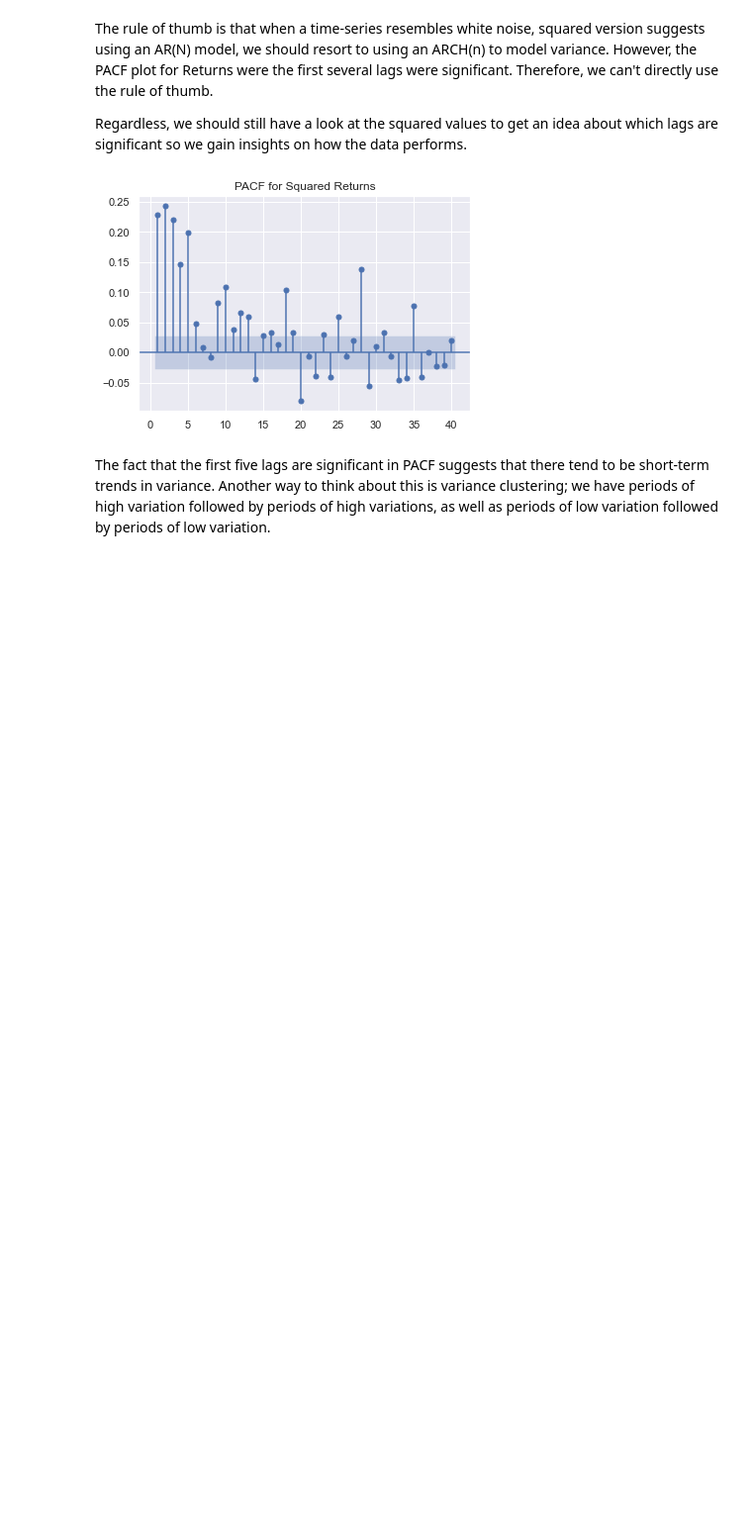
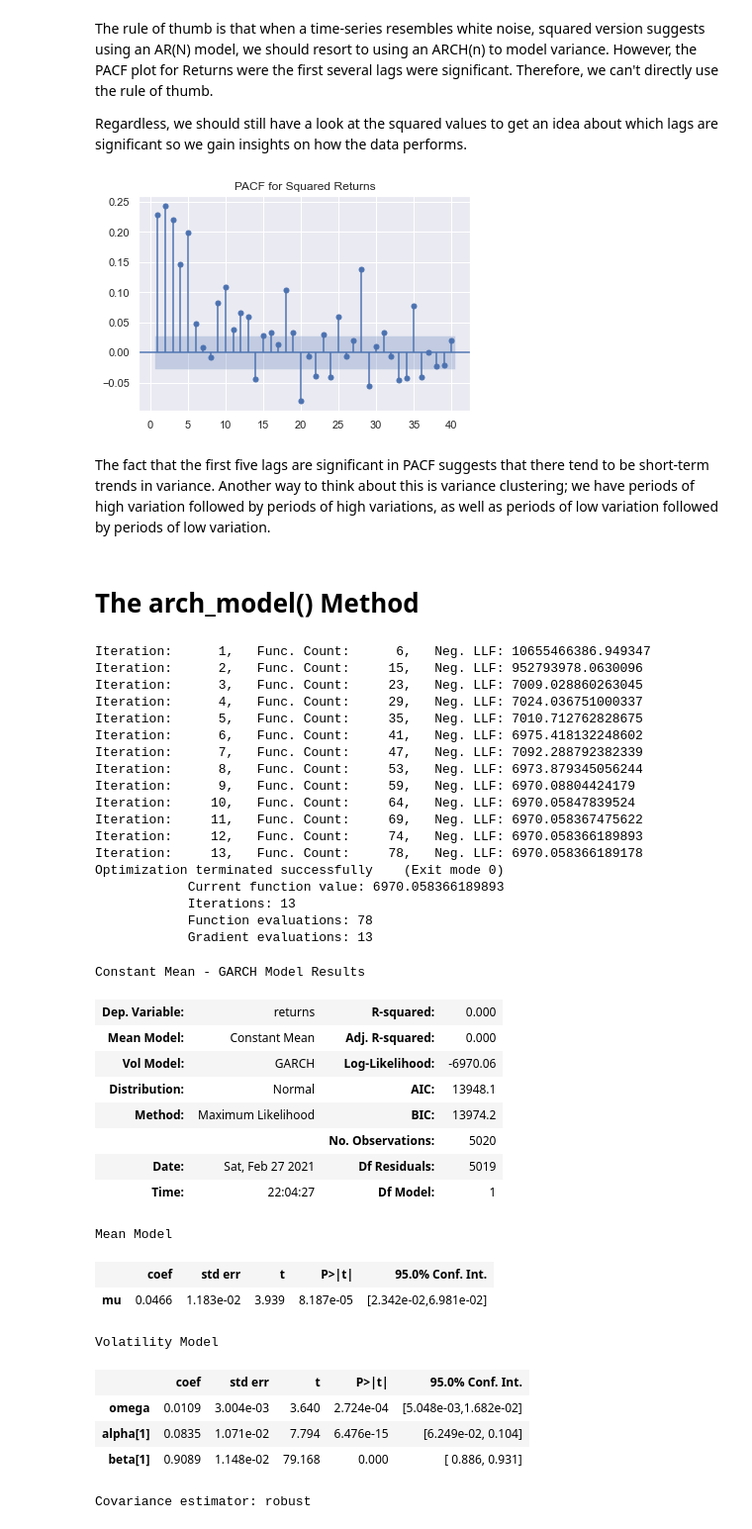
Before and after one commit to mkang32/snp500-analysis, a Jupyter notebook: notebooks/ARCH.ipynb, the cells around one changed output. Shown: that part at 99% size. Saved outputs shown, nothing was run; the diff lists cells and outputs as text; code cells hidden in the pictures; blank space fills up the shorter version.

Commit message:
fit arch

```diff
--- a/notebooks/ARCH.ipynb
+++ b/notebooks/ARCH.ipynb
@@ -95,3 +95,5 @@ plt.show()
 [figure]
 # %% [markdown]
 The fact that the first five lags are significant in PACF suggests that there tend to be short-term trends in variance. Another way to think about this is variance clustering; we have periods of high variation followed by periods of high variations, as well as periods of low variation followed by periods of low variation.
+# %% [markdown]
+# The arch_model() Method
@@ -97,0 +102,41 @@ The fact that the first five lags are significant in PACF suggests that there te
+# %%
+model_arch_1 = arch_model(df.returns[1:])
+results_arch_1 = model_arch_1.fit()
+results_arch_1.summary()
+# %% [output]
+Iteration:      1,   Func. Count:      6,   Neg. LLF: 10655466386.949347
+Iteration:      2,   Func. Count:     15,   Neg. LLF: 952793978.0630096
+Iteration:      3,   Func. Count:     23,   Neg. LLF: 7009.028860263045
+Iteration:      4,   Func. Count:     29,   Neg. LLF: 7024.036751000337
+Iteration:      5,   Func. Count:     35,   Neg. LLF: 7010.712762828675
+Iteration:      6,   Func. Count:     41,   Neg. LLF: 6975.418132248602
+Iteration:      7,   Func. Count:     47,   Neg. LLF: 7092.288792382339
+Iteration:      8,   Func. Count:     53,   Neg. LLF: 6973.879345056244
+Iteration:      9,   Func. Count:     59,   Neg. LLF: 6970.08804424179
+Iteration:     10,   Func. Count:     64,   Neg. LLF: 6970.05847839524
+Iteration:     11,   Func. Count:     69,   Neg. LLF: 6970.058367475622
+Iteration:     12,   Func. Count:     74,   Neg. LLF: 6970.058366189893
+Iteration:     13,   Func. Count:     78,   Neg. LLF: 6970.058366189178
+Optimization terminated successfully    (Exit mode 0)
+            Current function value: 6970.058366189893
+            Iterations: 13
+            Function evaluations: 78
+            Gradient evaluations: 13
+Constant Mean - GARCH Model Results
+| Dep. Variable: | returns | R-squared: | 0.000 |
+| Mean Model: | Constant Mean | Adj. R-squared: | 0.000 |
+| Vol Model: | GARCH | Log-Likelihood: | -6970.06 |
+| Distribution: | Normal | AIC: | 13948.1 |
+| Method: | Maximum Likelihood | BIC: | 13974.2 |
+|  |  | No. Observations: | 5020 |
+| Date: | Sat, Feb 27 2021 | Df Residuals: | 5019 |
+| Time: | 22:04:27 | Df Model: | 1 |
+Mean Model
+|  | coef | std err | t | P>|t| | 95.0% Conf. Int. |
+| mu | 0.0466 | 1.183e-02 | 3.939 | 8.187e-05 | [2.342e-02,6.981e-02] |
+Volatility Model
+|  | coef | std err | t | P>|t| | 95.0% Conf. Int. |
+| omega | 0.0109 | 3.004e-03 | 3.640 | 2.724e-04 | [5.048e-03,1.682e-02] |
+| alpha[1] | 0.0835 | 1.071e-02 | 7.794 | 6.476e-15 | [6.249e-02, 0.104] |
+| beta[1] | 0.9089 | 1.148e-02 | 79.168 | 0.000 | [ 0.886, 0.931] |
+Covariance estimator: robust
```
Also changed, not shown: parts of 4 cells of this notebook, 1 other file.
